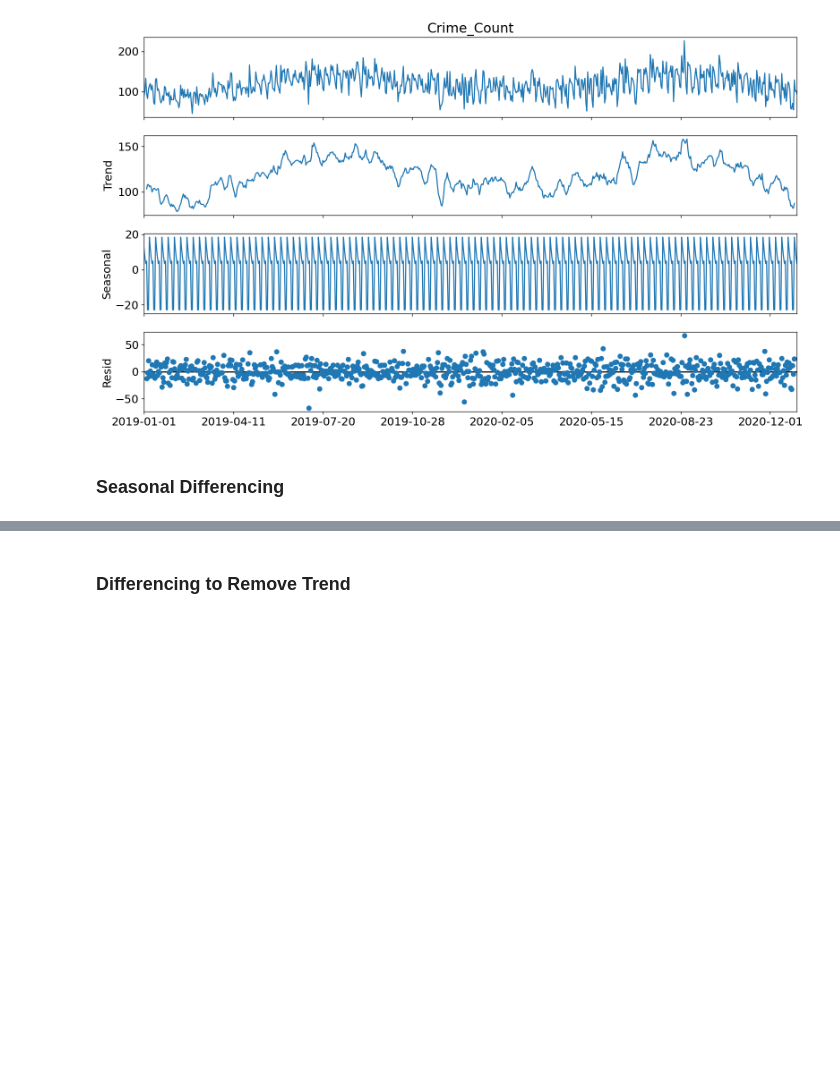
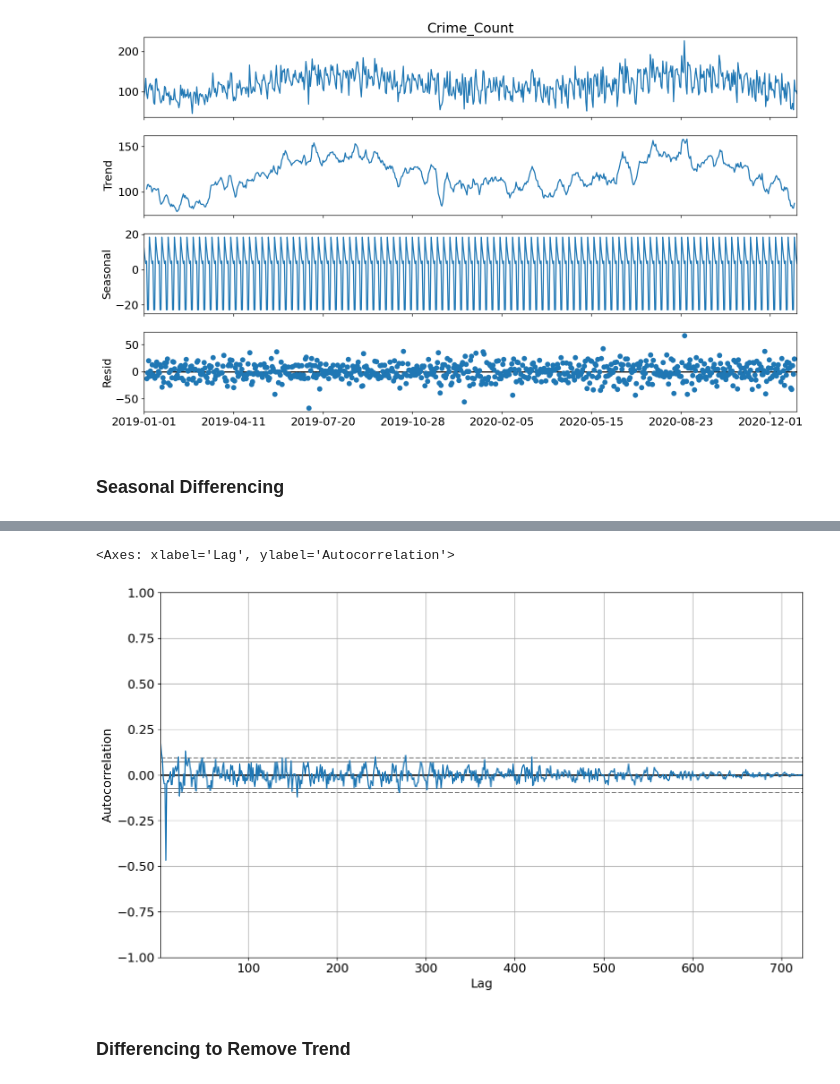
Before and after one commit to Hajar0Ahmed/Time-Series-Crime-Forecasting-Minneapolis, a Jupyter notebook: notebooks/Data_analysis.ipynb, the cells around one changed output, grey strips where cells are left out. Saved outputs shown, nothing was run; the diff lists cells and outputs as text; code cells hidden in the pictures; blank space fills up the shorter version.

```diff
--- a/notebooks/Data_analysis.ipynb
+++ b/notebooks/Data_analysis.ipynb
@@ -217,3 +217,8 @@ P-value: 5.659064863314911e-17
+# %%
+autocorrelation_plot(train1s1['Crime_Count'])
+# %% [output]
+<Axes: xlabel='Lag', ylabel='Autocorrelation'>
+[figure, added]
 # %% [markdown]
 ### Differencing to Remove Trend
 # %%
```
Also changed, not shown: parts of 4 cells of this notebook.
